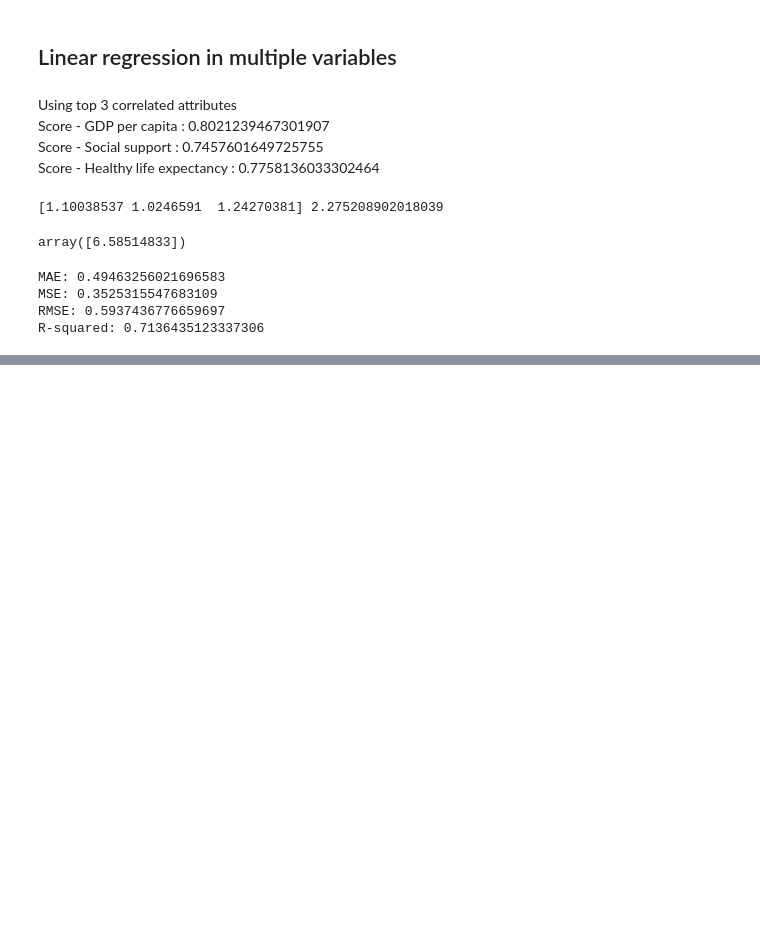
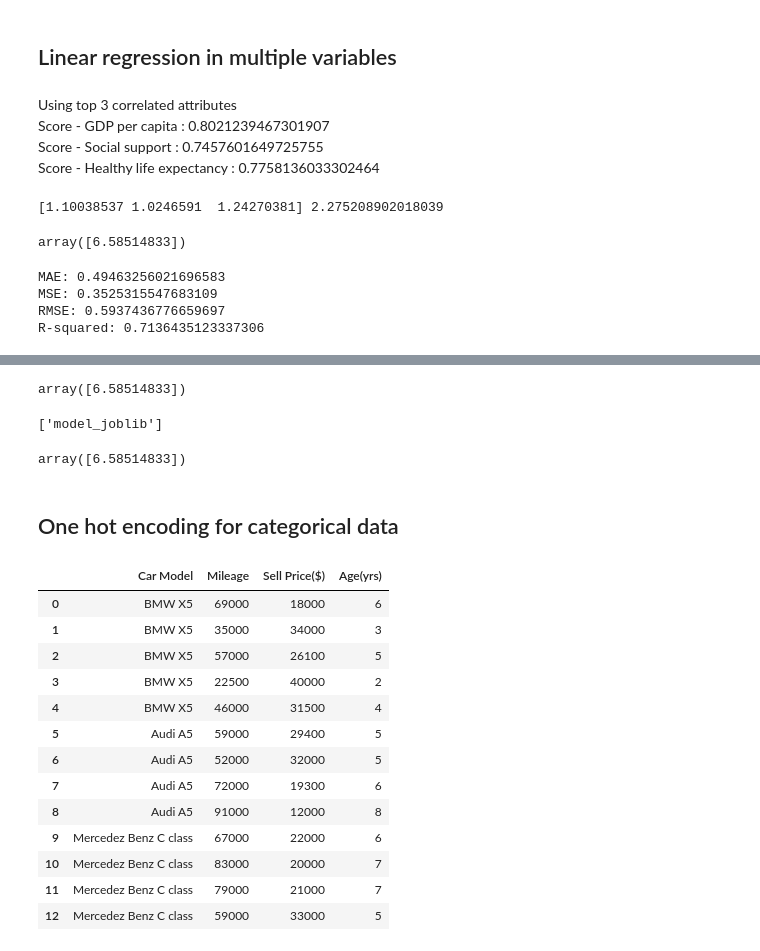
Before and after one commit to anmolk11/ML-101, a Jupyter notebook: LinearReg/Untitled.ipynb, the cells around one changed output, grey strips where cells are left out. Drawn from its saved outputs; the diff is of its cells as text; code cells hidden in the pictures; blank space fills up the shorter version.

```diff
--- a/LinearReg/Untitled.ipynb
+++ b/LinearReg/Untitled.ipynb
@@ -171,0 +155,37 @@ array([6.58514833])
+# %%
+with open('model_pickle','rb') as F:
+    model = pickle.load(F)
+
+model.predict([[1.305,0.874,1.592]])
+# %% [output]
+array([6.58514833])
+# %%
+import joblib
+joblib.dump(rg_mult,'model_joblib')
+# %% [output]
+['model_joblib']
+# %%
+model_j = joblib.load('model_joblib')
+model_j.predict([[1.305,0.874,1.592]])
+# %% [output]
+array([6.58514833])
+# %% [markdown]
+## One hot encoding for categorical data
+# %%
+df_cat = pd.read_csv('carprices.csv')
+df_cat
+# %% [output]
+|  | Car Model | Mileage | Sell Price($) | Age(yrs) |
+| 0 | BMW X5 | 69000 | 18000 | 6 |
+| 1 | BMW X5 | 35000 | 34000 | 3 |
+| 2 | BMW X5 | 57000 | 26100 | 5 |
+| 3 | BMW X5 | 22500 | 40000 | 2 |
+| 4 | BMW X5 | 46000 | 31500 | 4 |
+| 5 | Audi A5 | 59000 | 29400 | 5 |
+| 6 | Audi A5 | 52000 | 32000 | 5 |
+| 7 | Audi A5 | 72000 | 19300 | 6 |
+| 8 | Audi A5 | 91000 | 12000 | 8 |
+| 9 | Mercedez Benz C class | 67000 | 22000 | 6 |
+| 10 | Mercedez Benz C class | 83000 | 20000 | 7 |
+| 11 | Mercedez Benz C class | 79000 | 21000 | 7 |
+| 12 | Mercedez Benz C class | 59000 | 33000 | 5 |
```
Also changed, not shown: parts of 21 cells of this notebook, 2 other files.
